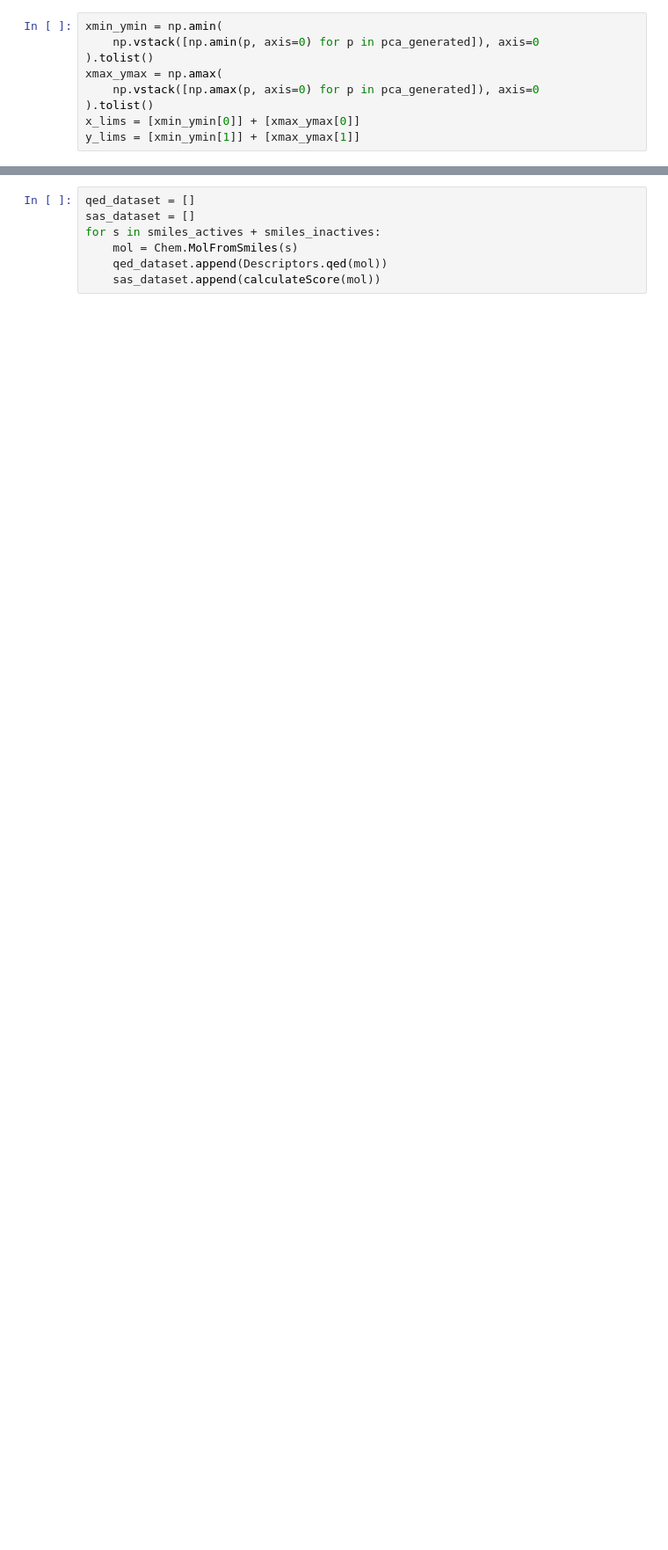
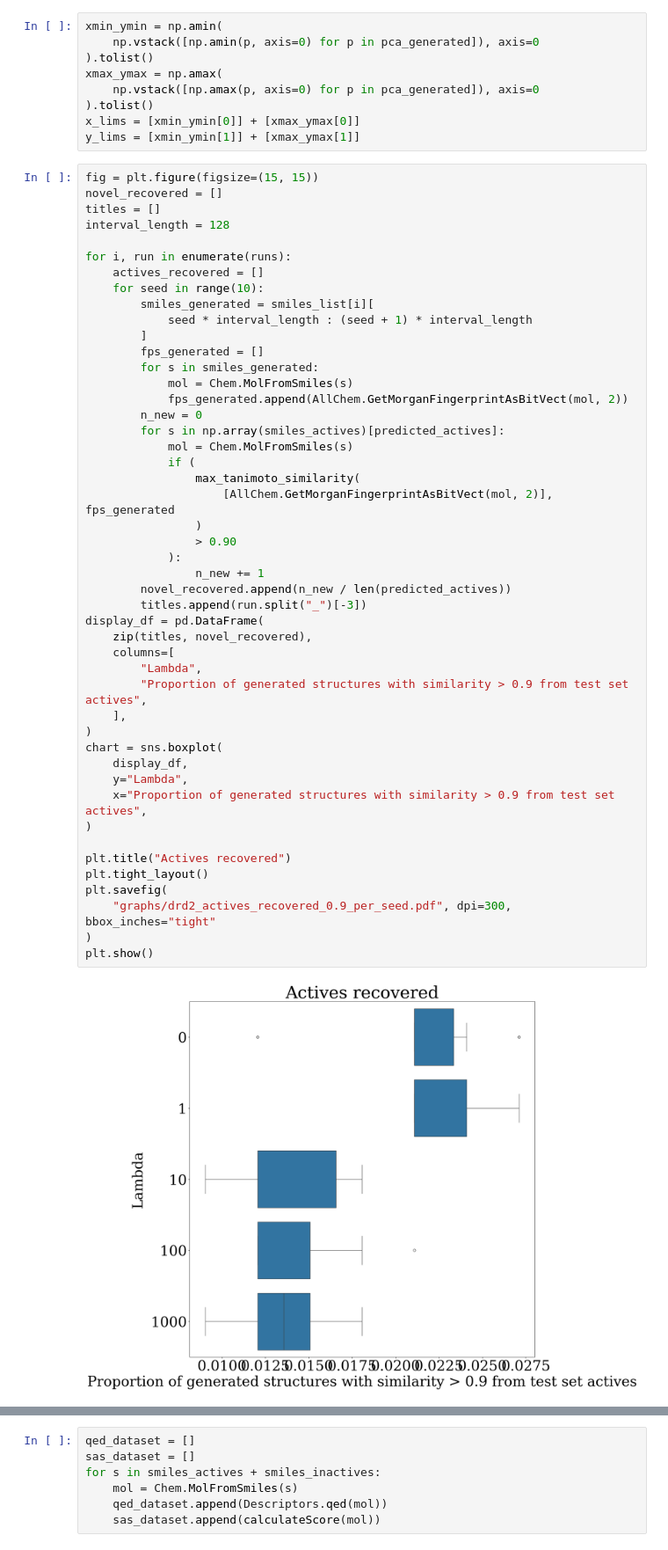
Before and after one commit to maxime-langevin/diverse_molecule_generation, a Jupyter notebook: drd2.ipynb, the cells around one changed output, grey strips where cells are left out. Shown at 88% size. Cells and saved outputs as stored; diff of their text form; blank space fills up the shorter version.

```diff
--- a/drd2.ipynb
+++ b/drd2.ipynb
@@ -356,6 +353,55 @@ xmax_ymax = np.amax(
 ).tolist()
 x_lims = [xmin_ymin[0]] + [xmax_ymax[0]]
 y_lims = [xmin_ymin[1]] + [xmax_ymax[1]]
+# %%
+fig = plt.figure(figsize=(15, 15))
+novel_recovered = []
+titles = []
+interval_length = 128
+
+for i, run in enumerate(runs):
+    actives_recovered = []
+    for seed in range(10):
+        smiles_generated = smiles_list[i][
+            seed * interval_length : (seed + 1) * interval_length
+        ]
+        fps_generated = []
+        for s in smiles_generated:
+            mol = Chem.MolFromSmiles(s)
+            fps_generated.append(AllChem.GetMorganFingerprintAsBitVect(mol, 2))
+        n_new = 0
+        for s in np.array(smiles_actives)[predicted_actives]:
+            mol = Chem.MolFromSmiles(s)
+            if (
+                max_tanimoto_similarity(
+                    [AllChem.GetMorganFingerprintAsBitVect(mol, 2)], fps_generated
+                )
+                > 0.90
+            ):
+                n_new += 1
+        novel_recovered.append(n_new / len(predicted_actives))
+        titles.append(run.split("_")[-3])
+display_df = pd.DataFrame(
+    zip(titles, novel_recovered),
+    columns=[
+        "Lambda",
+        "Proportion of generated structures with similarity > 0.9 from test set actives",
+    ],
+)
+chart = sns.boxplot(
+    display_df,
+    y="Lambda",
+    x="Proportion of generated structures with similarity > 0.9 from test set actives",
+)
+
+plt.title("Actives recovered")
+plt.tight_layout()
+plt.savefig(
+    "graphs/drd2_actives_recovered_0.9_per_seed.pdf", dpi=300, bbox_inches="tight"
+)
+plt.show()
+# %% [output]
+[figure, added]
 # %%
 fig = plt.figure(figsize=(15, 15))
 novel_recovered = []
```
Also changed, not shown: parts of 16 cells of this notebook, 17 other files.
